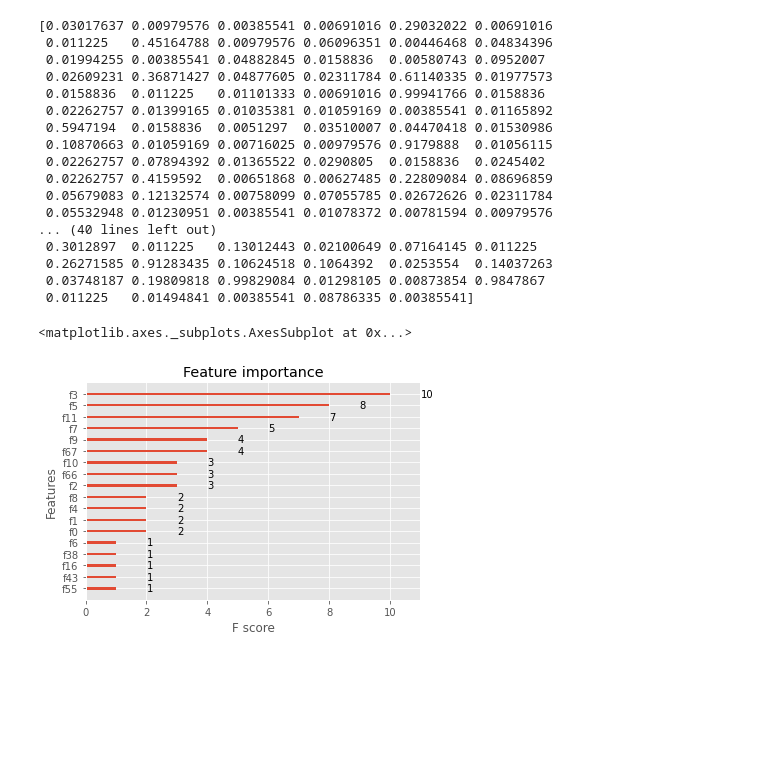
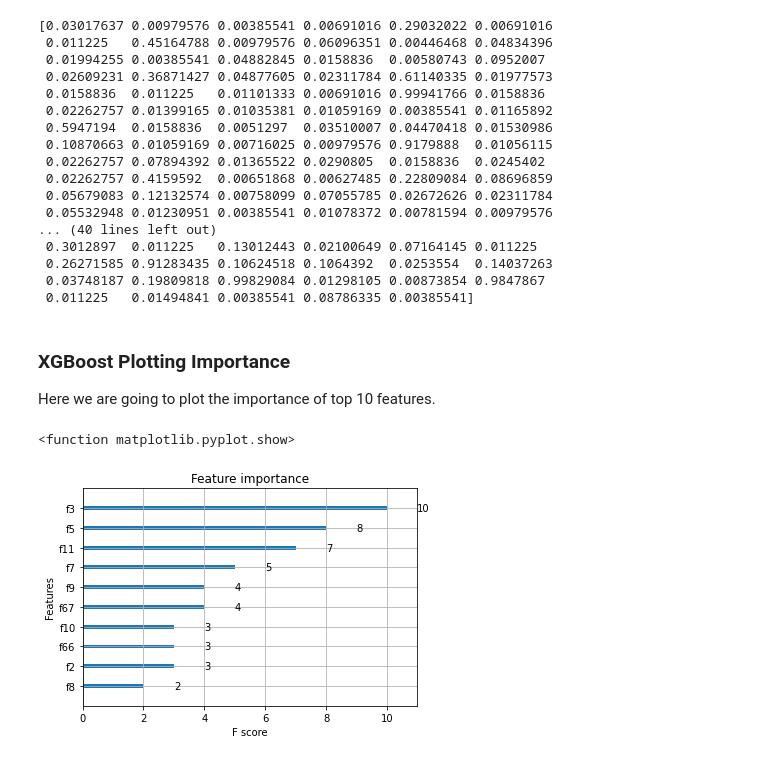
Before and after one commit to rrevuru/data-analysis, a Jupyter notebook: XGBoost_Customer_Churn.ipynb, the cells around one changed output. Saved outputs shown, nothing was run; the diff lists cells and outputs as text; code cells hidden in the pictures; blank space fills up the shorter version.

```diff
--- a/XGBoost_Customer_Churn.ipynb
+++ b/XGBoost_Customer_Churn.ipynb
@@ -248,8 +233,13 @@ print(ypred)
  0.26271585 0.91283435 0.10624518 0.1064392  0.0253554  0.14037263
  0.03748187 0.19809818 0.99829084 0.01298105 0.00873854 0.9847867
  0.011225   0.01494841 0.00385541 0.08786335 0.00385541]
-# %%
-xgb.plot_importance(bst)
-# %% [output]
-<matplotlib.axes._subplots.AxesSubplot at 0x...>
-[figure, removed]
+# %% [markdown]
+### XGBoost Plotting Importance
+Here we are going to plot the importance of top 10 features.
+# %%
+xgb.plot_importance(bst, max_num_features=10)
+plt.rcParams['figure.figsize'] = [5,5]
+plt.show
+# %% [output]
+<function matplotlib.pyplot.show>
+[figure, added]
```
Also changed, not shown: parts of 33 cells of this notebook.
